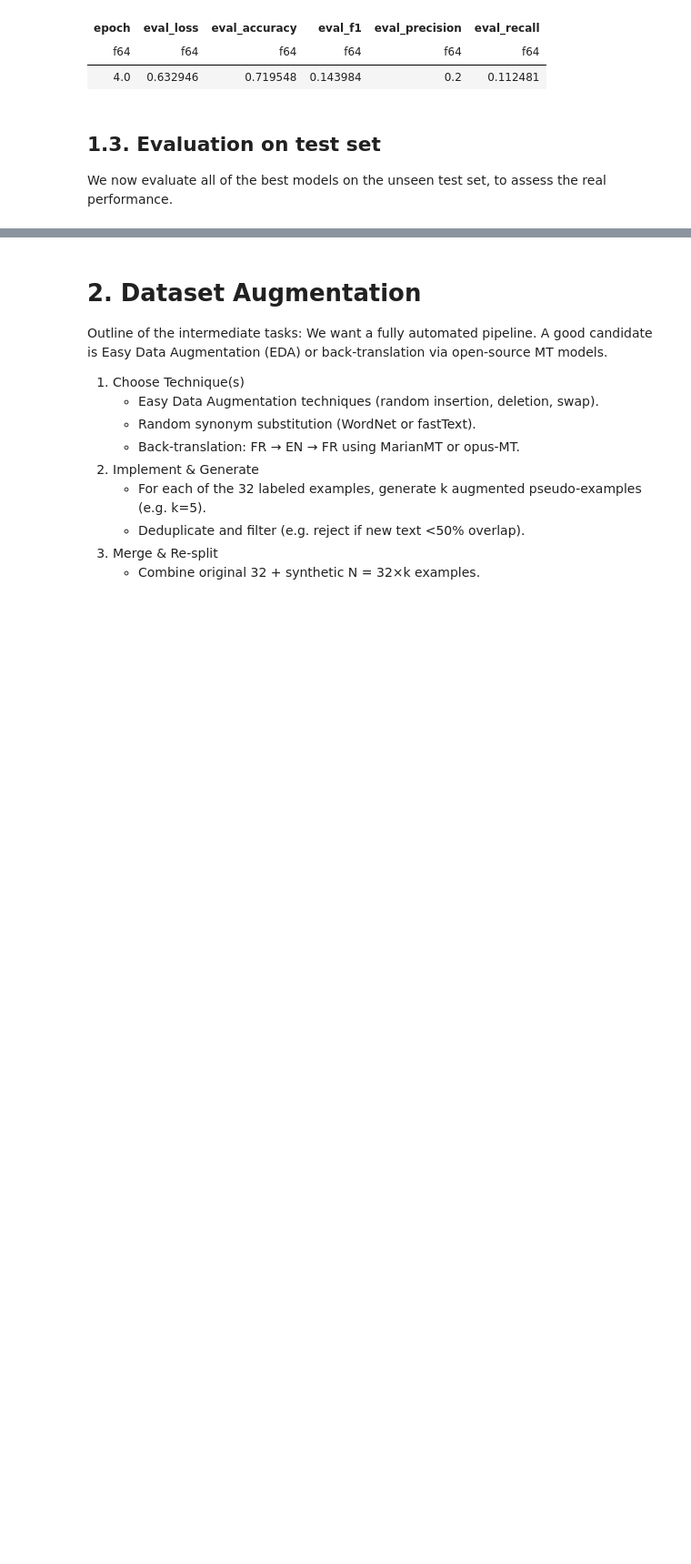
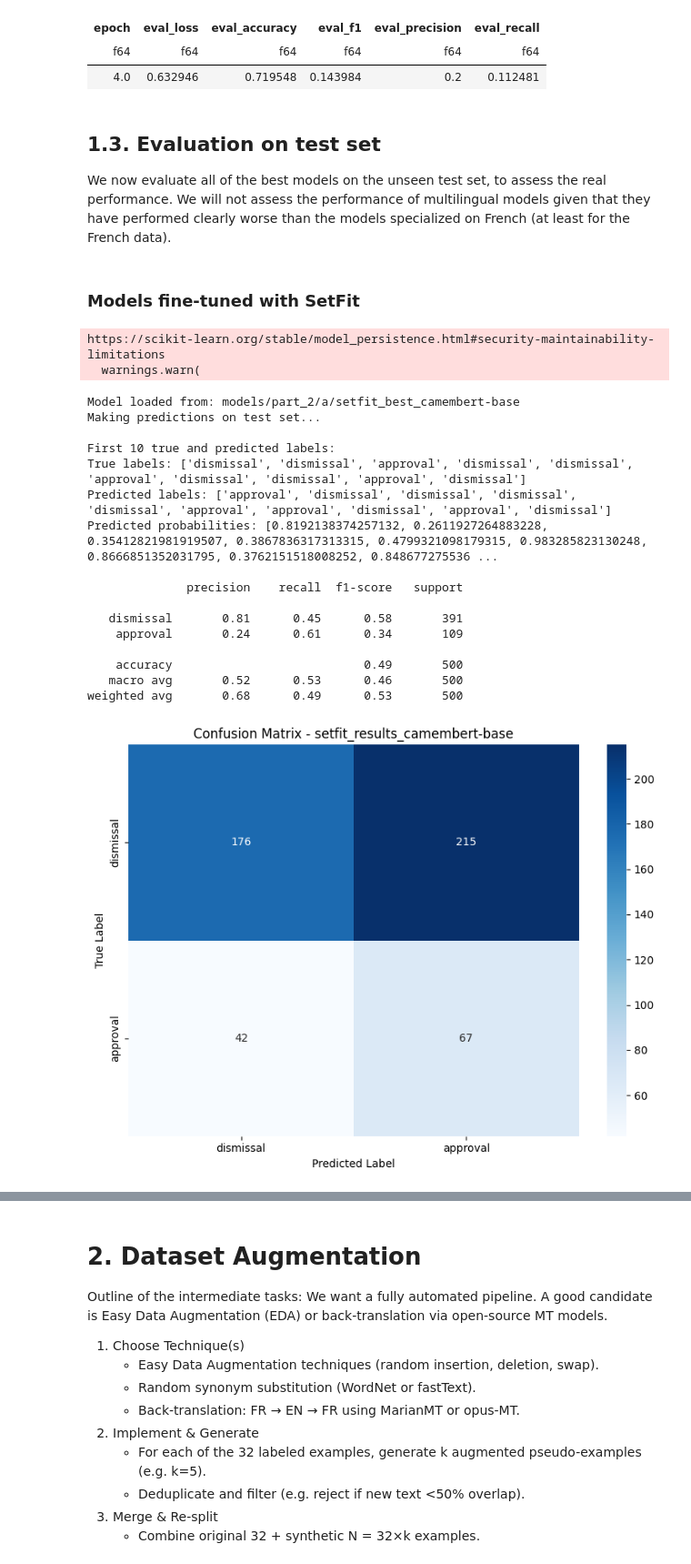
Before and after one commit to pablo-fdz/adv_nlp_final_assessment, a Jupyter notebook: part_2_ds_challenge.ipynb, the cells around one changed output, grey strips where cells are left out. Shown at 91% size. Saved outputs shown, nothing was run; the diff lists cells and outputs as text; code cells hidden in the pictures; blank space fills up the shorter version.

Commit message:
Restructured library and created results on test with SetFit

```diff
--- a/part_2_ds_challenge.ipynb
+++ b/part_2_ds_challenge.ipynb
@@ -990,4 +859,62 @@ shape: (1, 6)
 # %% [markdown]
 ## 1.3. Evaluation on test set
 
-We now evaluate all of the best models on the unseen test set, to assess the real performance.
+We now evaluate all of the best models on the unseen test set, to assess the real performance. We will not assess the performance of multilingual models given that they have performed clearly worse than the models specialized on French (at least for the French data).
+# %% [markdown]
+### Models fine-tuned with SetFit
+# %%
+# Create the labels map for the classification task
+labels_map = {0: 'dismissal', 1: 'approval'}
+candidate_labels = list(labels_map.values())
+
+if 'labels' in test_df_fr.columns:
+    test_df_fr = test_df_fr.rename({'labels': 'label'})  # Rename 'labels' to 'label' for compatibility with SetFit
+# %%
+# Evaluate CamemBERT model
+model_path = os.path.join('models', 'part_2', 'a', 'setfit_best_camembert-base')
+
+y_test_true, y_test_pred_labels, y_test_pred_probas = evaluate_setfit_on_test(
+    model_path=model_path,
+    test_df=test_df_fr,
+    sample_size=500,  # Sample size for the test set (optional, can be adjusted)
+    seed=seed
+)
+
+# Convert integer labels to string labels for better readability
+y_test_true_str = [labels_map[label] for label in y_test_true]
+y_test_pred_str = [labels_map[label] for label in y_test_pred_labels]
+
+print("\nFirst 10 true and predicted labels:")
+print("True labels:", y_test_true_str[:10])  # Display first 10 true labels
+print("Predicted labels:", y_test_pred_str[:10])  # Display first 10 predicted labels
+print("Predicted probabilities:", y_test_pred_probas[:10].tolist(), '\n')  # Display first 10 predicted probabilities
+
+# Make evaluation with different metrics
+setfit_test_results = evaluate_classification(
+    y_true=y_test_true_str,
+    y_pred=y_test_pred_str,
+    base_filename="setfit_results_camembert-base",
+    labels=candidate_labels,
+    probas=y_test_pred_probas,
+    results_dir=os.path.join('results', 'part_2', 'a', 'test')
+)
+# %% [output]
+https://scikit-learn.org/stable/model_persistence.html#security-maintainability-limitations
+  warnings.warn(
+Model loaded from: models/part_2/a/setfit_best_camembert-base
+Making predictions on test set...
+
+First 10 true and predicted labels:
+True labels: ['dismissal', 'dismissal', 'approval', 'dismissal', 'dismissal', 'approval', 'dismissal', 'dismissal', 'approval', 'dismissal']
+Predicted labels: ['approval', 'dismissal', 'dismissal', 'dismissal', 'dismissal', 'approval', 'approval', 'dismissal', 'approval', 'dismissal']
+Predicted probabilities: [0.8192138374257132, 0.2611927264883228, 0.35412821981919507, 0.3867836317313315, 0.4799321098179315, 0.983285823130248, 0.8666851352031795, 0.3762151518008252, 0.848677275536 ...
+
+              precision    recall  f1-score   support
+
+   dismissal       0.81      0.45      0.58       391
+    approval       0.24      0.61      0.34       109
+
+    accuracy                           0.49       500
+   macro avg       0.52      0.53      0.46       500
+weighted avg       0.68      0.49      0.53       500
+[figure, added]
```
Also changed, not shown: parts of 11 cells of this notebook, 14 other files.
